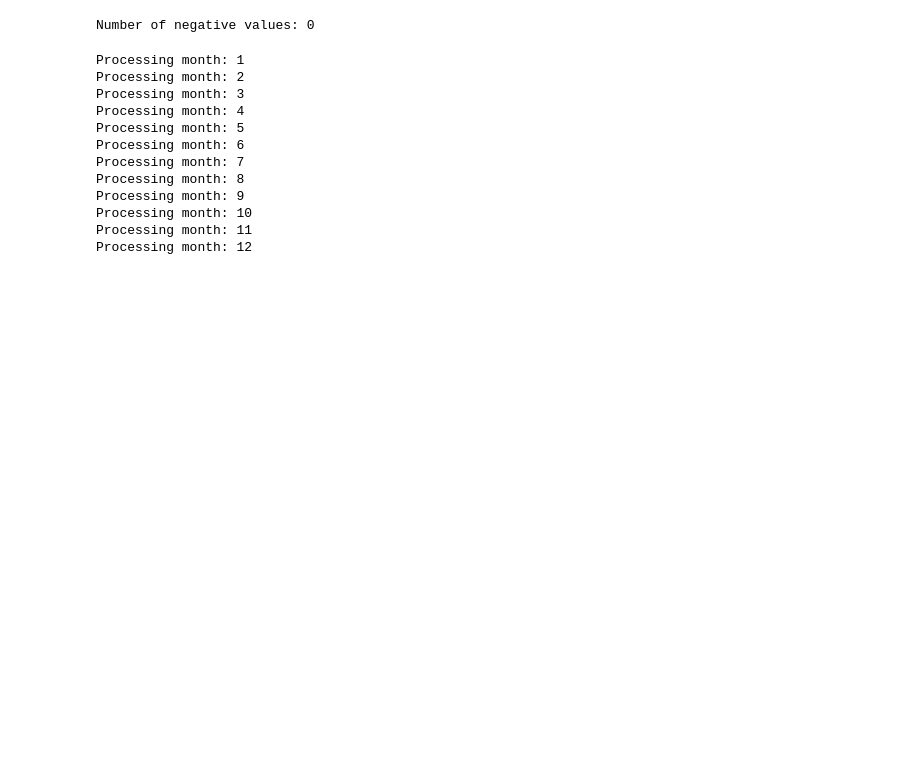
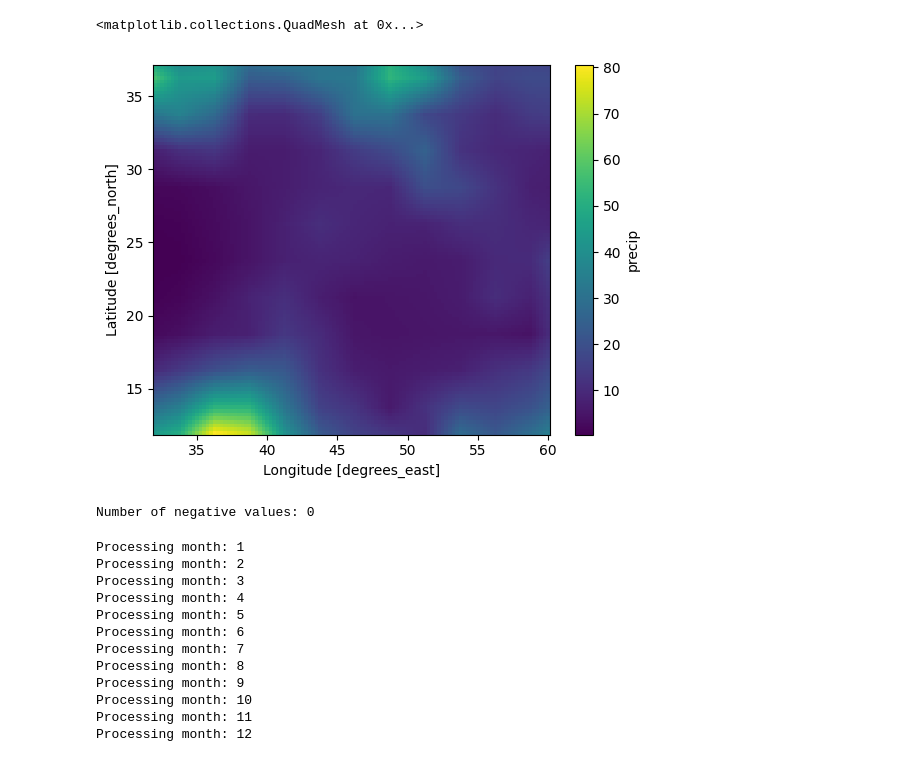
Before and after one commit to emileDesmaili/KAUSTgithub, a Jupyter notebook: custom_spi_3m_CMAP.ipynb, the cells around one changed output. Saved outputs shown, nothing was run; the diff lists cells and outputs as text; code cells hidden in the pictures; blank space fills up the shorter version.

```diff
--- a/custom_spi_3m_CMAP.ipynb
+++ b/custom_spi_3m_CMAP.ipynb
@@ -15,12 +15,8 @@ precip = precip.assign_coords(T=precip.time, X = precip.lon, Y = precip.lat)
 #remove coordinate date
 precip = precip.drop(['time','lat','lon'])
 
-precip = precip.sel(X = slice(32, 60), Y = slice(37, 12))
+precip = precip.sel(X = slice(30, 62), Y = slice(40, 10))
 
 data = precip
 data['precip'] = data['precip'].transpose('T', 'Y', 'X')
 data['precip'] = data['precip'] * 30
-
-#create variable that is the rolling sum of the past 3 months
-data['rolling_sum'] = data['precip'] + data['precip'].shift(T=1) + data['precip'].shift(T=2)
-data = data.isel(T=slice(2, None))
@@ -26,0 +57,5 @@ data = data.isel(T=slice(2, None))
+# %%
+data_regrid.mean(dim='T').precip.plot()
+# %% [output]
+<matplotlib.collections.QuadMesh at 0x...>
+[figure, added]
```
Also changed, not shown: parts of 13 cells of this notebook, 1 other file.
